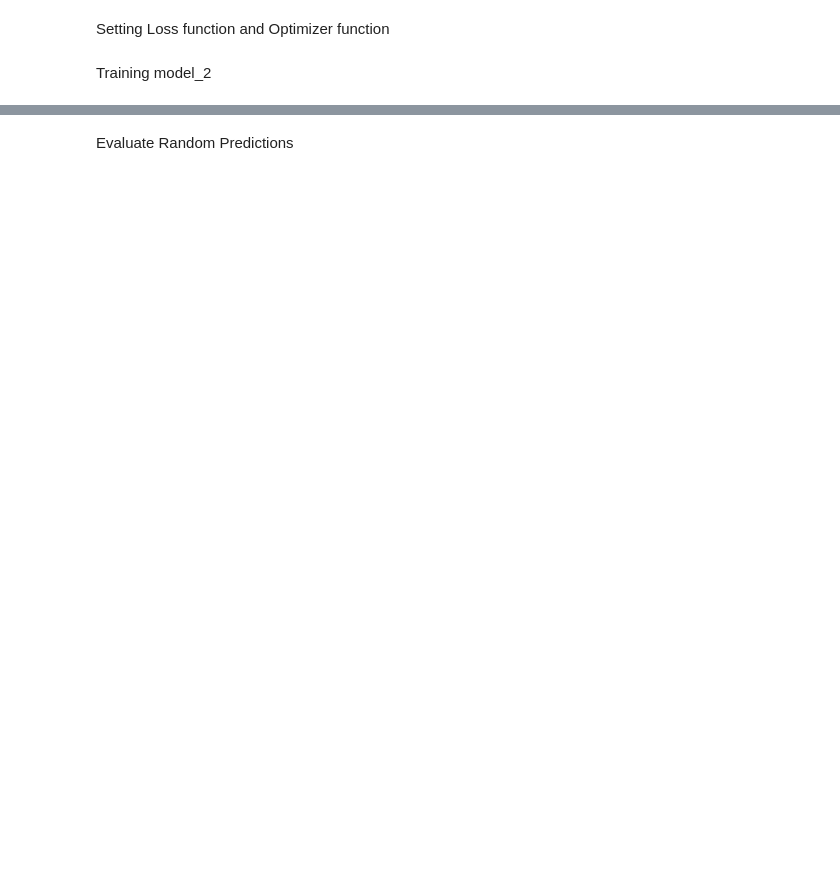
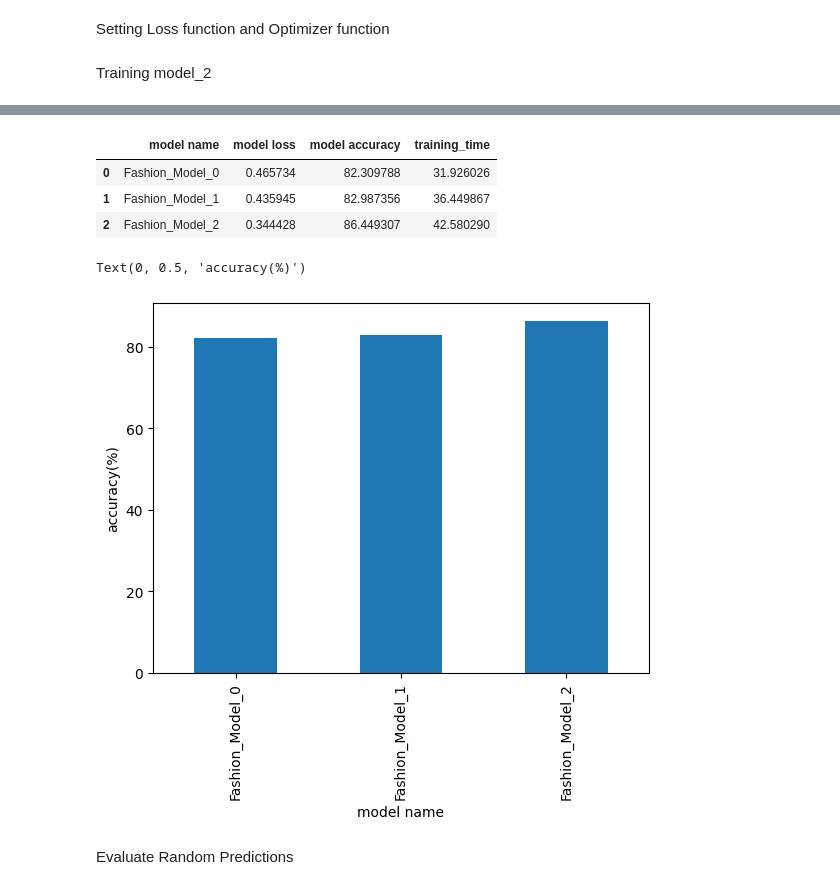
Before and after one commit to FrodoBaggins87/Neural_Networks, a Jupyter notebook: Computer_Vision.ipynb, the cells around one changed output, grey strips where cells are left out. Drawn from its saved outputs; the diff is of its cells as text; code cells hidden in the pictures; blank space fills up the shorter version.

```diff
--- a/Computer_Vision.ipynb
+++ b/Computer_Vision.ipynb
@@ -167,7 +187,7 @@ Fashion_Model_0(
 # %% [markdown]
 Defining Accuracy, Loss function and Optimizer
 # %%
-accuracy=MulticlassAccuracy(num_classes=len(class_names))
+accuracy=MulticlassAccuracy(num_classes=len(class_names)).to('cpu')
 loss_fn=nn.CrossEntropyLoss()#same as multiclass classification loss function
 optimizer=torch.optim.SGD(params=model_0.parameters(), lr=0.1)#SGD optimizer
 # %% [markdown]
@@ -301,9 +321,9 @@ def evaluate_model(model:torch.nn.Module,
     loss/=len(data_loader)
     acc/=len(data_loader)
 
-    return {"model name": model,
+    return {"model name": model.__class__.__name__,
             "model loss": loss.item(),
-            "model accuracy": str(acc.item()*100)+"%"}
+            "model accuracy": acc.item()*100}
 # %%
 device="cuda" if torch.cuda.is_available() else "cpu"
 device
@@ -546,7 +567,7 @@ Setting Loss function and Optimizer function
 # %%
 accuracy=MulticlassAccuracy(num_classes=len(class_names)).to(device)
 loss_fn=nn.CrossEntropyLoss()#same as multiclass classification loss function
-optimizer=torch.optim.SGD(params=model_2.parameters(), lr=0.25)#SGD optimizer
+optimizer=torch.optim.SGD(params=model_2.parameters(), lr=0.1)#SGD optimizer
 # %% [markdown]
 Training model_2
 # %%
@@ -588,11 +636,20 @@ result_comparison
 # %%
 #comparing training time as well
-result_comparison["training_time"]=[train_time_model_0,train_time_model_1,train_time_model_2]
+result_comparison["training_time"]=[total_train_time_model_0,train_time_model_1,train_time_model_2]
+result_comparison
+# %% [output]
+|  | model name | model loss | model accuracy | training_time |
+| 0 | Fashion_Model_0 | 0.465734 | 82.309788 | 31.926026 |
+| 1 | Fashion_Model_1 | 0.435945 | 82.987356 | 36.449867 |
+| 2 | Fashion_Model_2 | 0.344428 | 86.449307 | 42.580290 |
 # %%
 #visualizing model performance
-result_comparision.set_index("model name")["model accuracy"].plot(kind="bar")
+result_comparison.set_index("model name")["model accuracy"].plot(kind="bar")
 plt.xlabel("model name")
 plt.ylabel("accuracy(%)")
+# %% [output]
+Text(0, 0.5, 'accuracy(%)')
+[figure, added]
 # %% [markdown]
 Evaluate Random Predictions
 # %%
```
Also changed, not shown: parts of 12 cells of this notebook.
